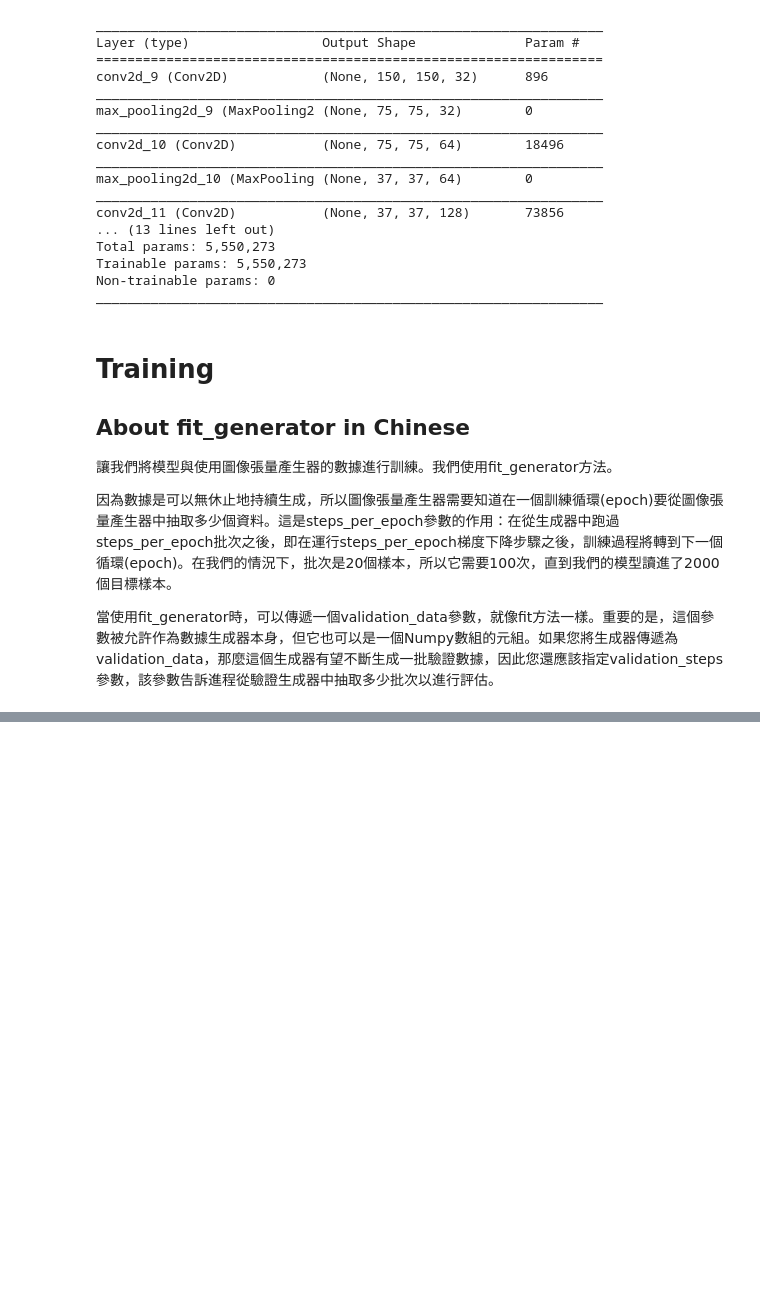
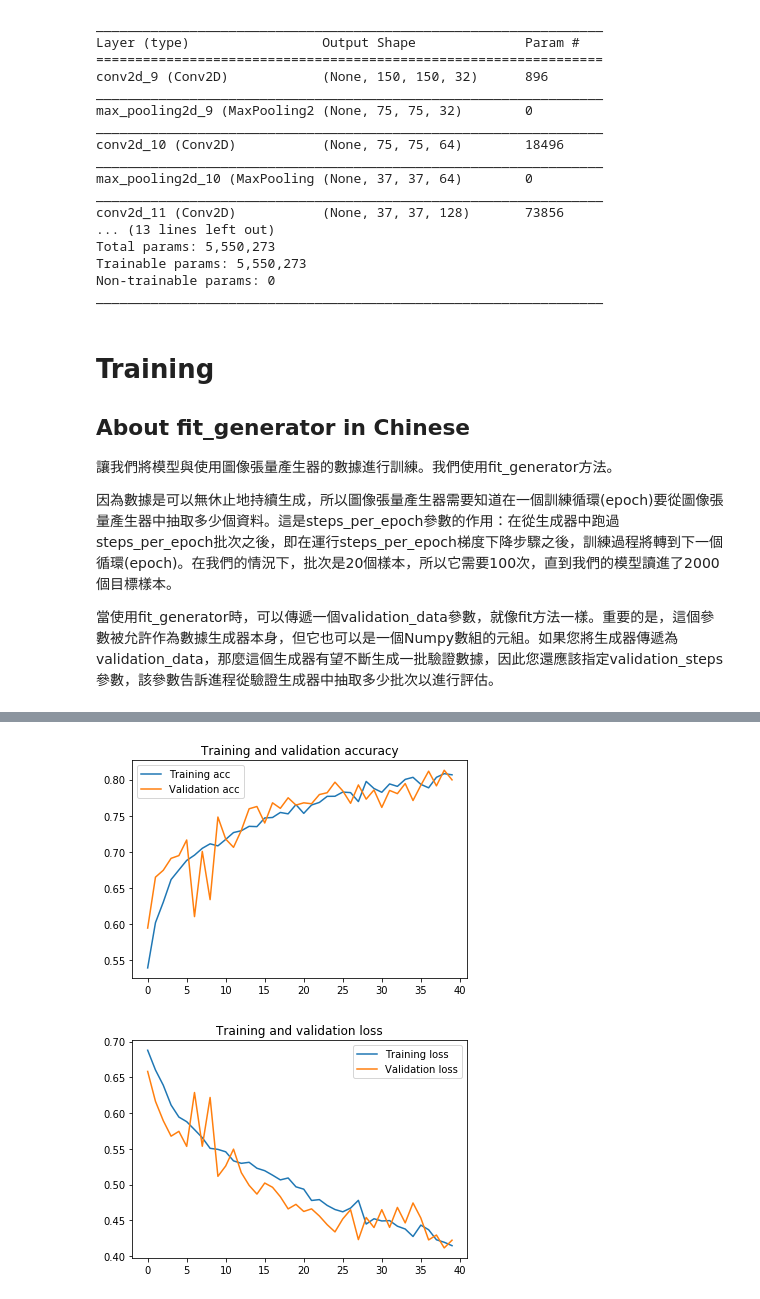
Before and after one commit to jojosimida/keras-practice, a Jupyter notebook: 1.4-small-datasets-image-augmentation/1.4-small-datasets-image-augmentation.ipynb, the cells around one changed output, grey strips where cells are left out. Cells and saved outputs as stored; diff of their text form; code cells hidden in the pictures; blank space fills up the shorter version.

```diff
--- a/1.4-small-datasets-image-augmentation/1.4-small-datasets-image-augmentation.ipynb
+++ b/1.4-small-datasets-image-augmentation/1.4-small-datasets-image-augmentation.ipynb
@@ -299,0 +444,25 @@ model.save('D:/Program/dataset/Dogs_vs_Cats/model/cats_and_dogs_small_1.h5')
+# %%
+model.compile(loss='binary_crossentropy',optimizer=optimizers.RMSprop(lr=1e-4),metrics=['acc'])
+# %%
+train_datagen = ImageDataGenerator(
+    rescale=1./255,
+    rotation_range=40,
+    width_shift_range=0.2,
+    height_shift_range=0.2,
+    shear_range=0.2,
+    zoom_range=0.2,
+    horizontal_flip=True,)
+
+test_datagen = ImageDataGenerator(rescale=1./255)
+
+train_generator = train_datagen.flow_from_directory(
+        train_dir,
+        target_size=(150, 150),
+        batch_size=32,
+        class_mode='binary')
+
+validation_generator = test_datagen.flow_from_directory(
+        validation_dir,
+        target_size=(150, 150),
+        batch_size=32,
+        class_mode='binary')
@@ -299,0 +472,7 @@ model.save('D:/Program/dataset/Dogs_vs_Cats/model/cats_and_dogs_small_1.h5')
+# %%
+history = model.fit_generator(
+      train_generator,
+      steps_per_epoch=100,
+      epochs=40,
+      validation_data=validation_generator,
+      validation_steps=50)
@@ -299,0 +499,5 @@ model.save('D:/Program/dataset/Dogs_vs_Cats/model/cats_and_dogs_small_1.h5')
+# %%
+show_train_history(history)
+# %% [output]
+[figure, added]
+[figure, added]
```
Also changed, not shown: parts of 11 cells of this notebook.
